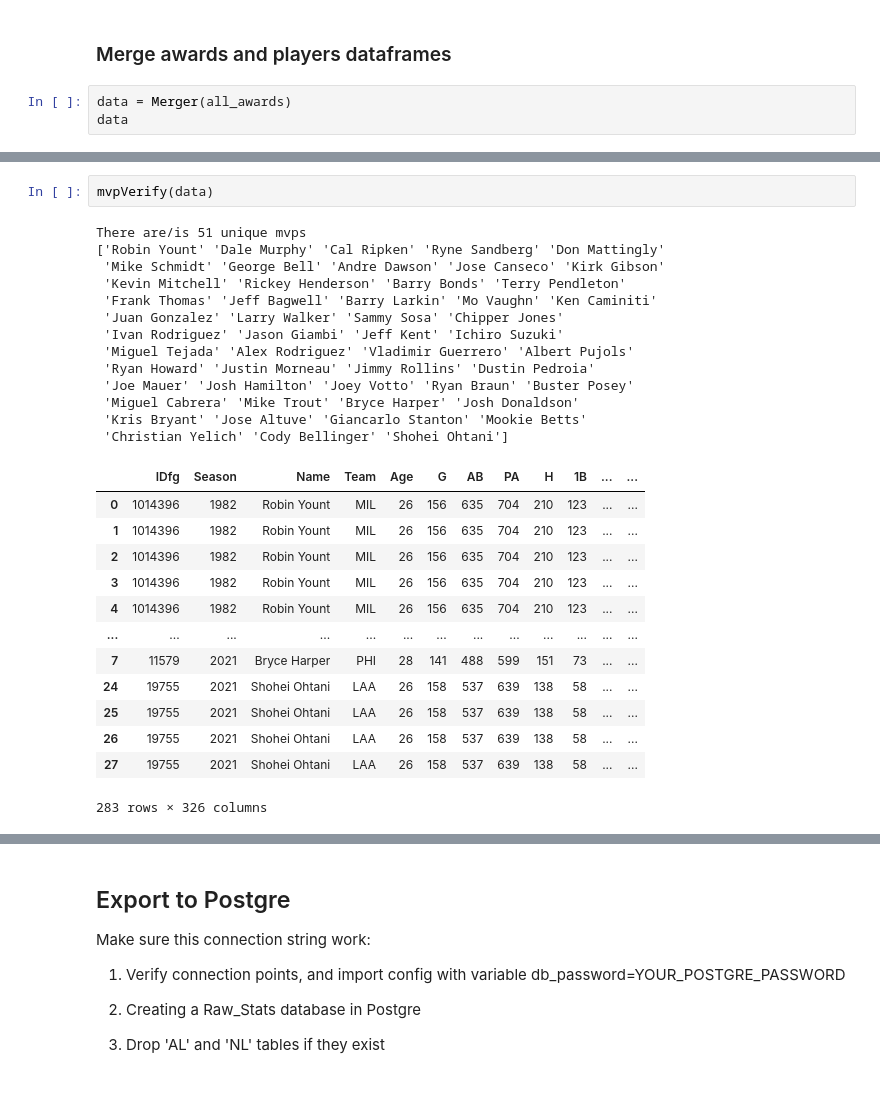
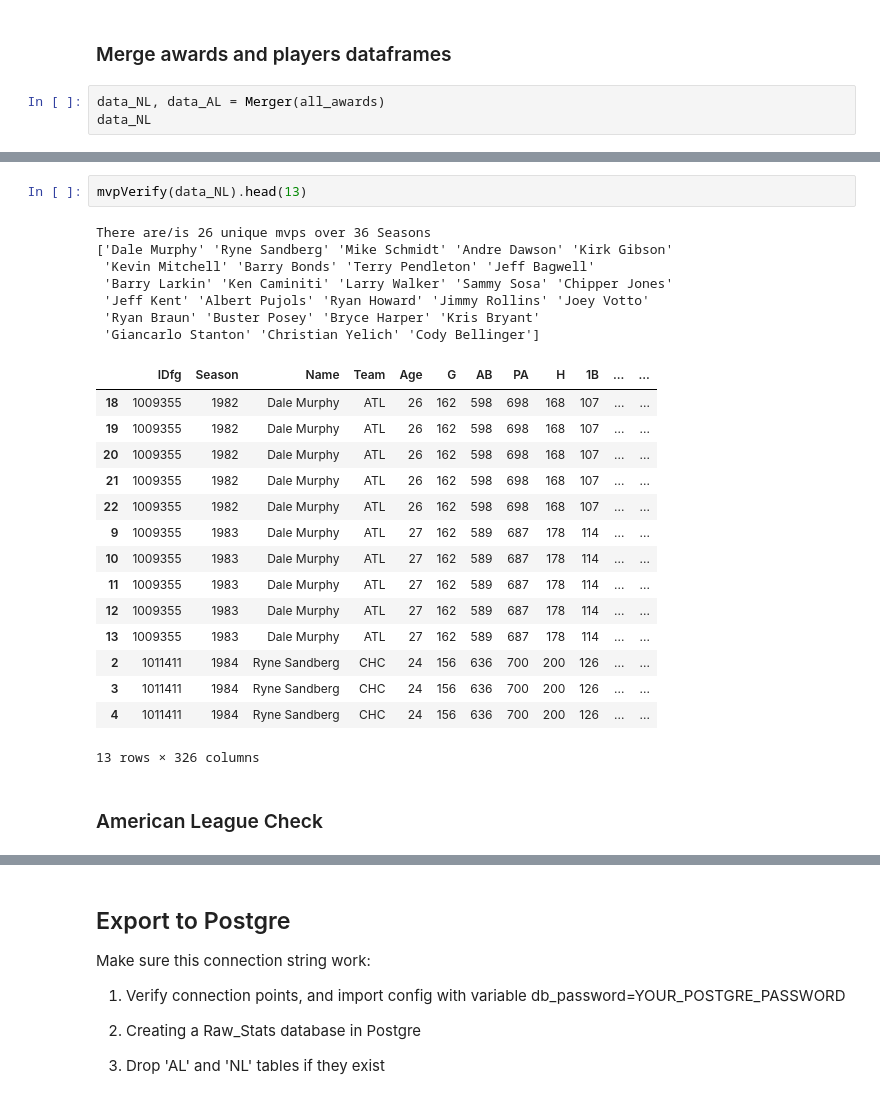
Before and after one commit to lbp12/Moneyball, a Jupyter notebook: Clean_and_Connection.ipynb, the cells around one changed output, grey strips where cells are left out. Saved outputs shown, nothing was run; the diff lists cells and outputs as text.

```diff
--- a/Clean_and_Connection.ipynb
+++ b/Clean_and_Connection.ipynb
@@ -28,8 +14,8 @@ Gathering player lookup table. This may take a moment.
 # %% [markdown]
 ### Merge awards and players dataframes
 # %%
-data = Merger(all_awards)
-data
+data_NL, data_AL = Merger(all_awards)
+data_NL
 # %% [output]
 ............Scraping Data.............
 
@@ -89,29 +62,27 @@ Some have won other awards
 # %%
-mvpVerify(data)
+mvpVerify(data_NL).head(13)
 # %% [output]
-There are/is 51 unique mvps
-['Robin Yount' 'Dale Murphy' 'Cal Ripken' 'Ryne Sandberg' 'Don Mattingly'
- 'Mike Schmidt' 'George Bell' 'Andre Dawson' 'Jose Canseco' 'Kirk Gibson'
- 'Kevin Mitchell' 'Rickey Henderson' 'Barry Bonds' 'Terry Pendleton'
- 'Frank Thomas' 'Jeff Bagwell' 'Barry Larkin' 'Mo Vaughn' 'Ken Caminiti'
- 'Juan Gonzalez' 'Larry Walker' 'Sammy Sosa' 'Chipper Jones'
- 'Ivan Rodriguez' 'Jason Giambi' 'Jeff Kent' 'Ichiro Suzuki'
- 'Miguel Tejada' 'Alex Rodriguez' 'Vladimir Guerrero' 'Albert Pujols'
- 'Ryan Howard' 'Justin Morneau' 'Jimmy Rollins' 'Dustin Pedroia'
- 'Joe Mauer' 'Josh Hamilton' 'Joey Votto' 'Ryan Braun' 'Buster Posey'
- 'Miguel Cabrera' 'Mike Trout' 'Bryce Harper' 'Josh Donaldson'
- 'Kris Bryant' 'Jose Altuve' 'Giancarlo Stanton' 'Mookie Betts'
- 'Christian Yelich' 'Cody Bellinger' 'Shohei Ohtani']
+There are/is 26 unique mvps over 36 Seasons
+['Dale Murphy' 'Ryne Sandberg' 'Mike Schmidt' 'Andre Dawson' 'Kirk Gibson'
+ 'Kevin Mitchell' 'Barry Bonds' 'Terry Pendleton' 'Jeff Bagwell'
+ 'Barry Larkin' 'Ken Caminiti' 'Larry Walker' 'Sammy Sosa' 'Chipper Jones'
+ 'Jeff Kent' 'Albert Pujols' 'Ryan Howard' 'Jimmy Rollins' 'Joey Votto'
+ 'Ryan Braun' 'Buster Posey' 'Bryce Harper' 'Kris Bryant'
+ 'Giancarlo Stanton' 'Christian Yelich' 'Cody Bellinger']
 |  | IDfg | Season | Name | Team | Age | G | AB | PA | H | 1B | ... | ... |
-| 0 | 1014396 | 1982 | Robin Yount | MIL | 26 | 156 | 635 | 704 | 210 | 123 | ... | ... |
-| 1 | 1014396 | 1982 | Robin Yount | MIL | 26 | 156 | 635 | 704 | 210 | 123 | ... | ... |
-| 2 | 1014396 | 1982 | Robin Yount | MIL | 26 | 156 | 635 | 704 | 210 | 123 | ... | ... |
-| 3 | 1014396 | 1982 | Robin Yount | MIL | 26 | 156 | 635 | 704 | 210 | 123 | ... | ... |
-| 4 | 1014396 | 1982 | Robin Yount | MIL | 26 | 156 | 635 | 704 | 210 | 123 | ... | ... |
-| ... | ... | ... | ... | ... | ... | ... | ... | ... | ... | ... | ... | ... |
-| 7 | 11579 | 2021 | Bryce Harper | PHI | 28 | 141 | 488 | 599 | 151 | 73 | ... | ... |
-| 24 | 19755 | 2021 | Shohei Ohtani | LAA | 26 | 158 | 537 | 639 | 138 | 58 | ... | ... |
-| 25 | 19755 | 2021 | Shohei Ohtani | LAA | 26 | 158 | 537 | 639 | 138 | 58 | ... | ... |
-| 26 | 19755 | 2021 | Shohei Ohtani | LAA | 26 | 158 | 537 | 639 | 138 | 58 | ... | ... |
-| 27 | 19755 | 2021 | Shohei Ohtani | LAA | 26 | 158 | 537 | 639 | 138 | 58 | ... | ... |
+| 18 | 1009355 | 1982 | Dale Murphy | ATL | 26 | 162 | 598 | 698 | 168 | 107 | ... | ... |
+| 19 | 1009355 | 1982 | Dale Murphy | ATL | 26 | 162 | 598 | 698 | 168 | 107 | ... | ... |
+| 20 | 1009355 | 1982 | Dale Murphy | ATL | 26 | 162 | 598 | 698 | 168 | 107 | ... | ... |
+| 21 | 1009355 | 1982 | Dale Murphy | ATL | 26 | 162 | 598 | 698 | 168 | 107 | ... | ... |
+| 22 | 1009355 | 1982 | Dale Murphy | ATL | 26 | 162 | 598 | 698 | 168 | 107 | ... | ... |
+| 9 | 1009355 | 1983 | Dale Murphy | ATL | 27 | 162 | 589 | 687 | 178 | 114 | ... | ... |
+| 10 | 1009355 | 1983 | Dale Murphy | ATL | 27 | 162 | 589 | 687 | 178 | 114 | ... | ... |
+| 11 | 1009355 | 1983 | Dale Murphy | ATL | 27 | 162 | 589 | 687 | 178 | 114 | ... | ... |
+| 12 | 1009355 | 1983 | Dale Murphy | ATL | 27 | 162 | 589 | 687 | 178 | 114 | ... | ... |
+| 13 | 1009355 | 1983 | Dale Murphy | ATL | 27 | 162 | 589 | 687 | 178 | 114 | ... | ... |
+| 2 | 1011411 | 1984 | Ryne Sandberg | CHC | 24 | 156 | 636 | 700 | 200 | 126 | ... | ... |
+| 3 | 1011411 | 1984 | Ryne Sandberg | CHC | 24 | 156 | 636 | 700 | 200 | 126 | ... | ... |
+| 4 | 1011411 | 1984 | Ryne Sandberg | CHC | 24 | 156 | 636 | 700 | 200 | 126 | ... | ... |
-283 rows × 326 columns
+13 rows × 326 columns
+# %% [markdown]
+### American League Check
```
Also changed, not shown: parts of 9 cells of this notebook, 1 other file.
